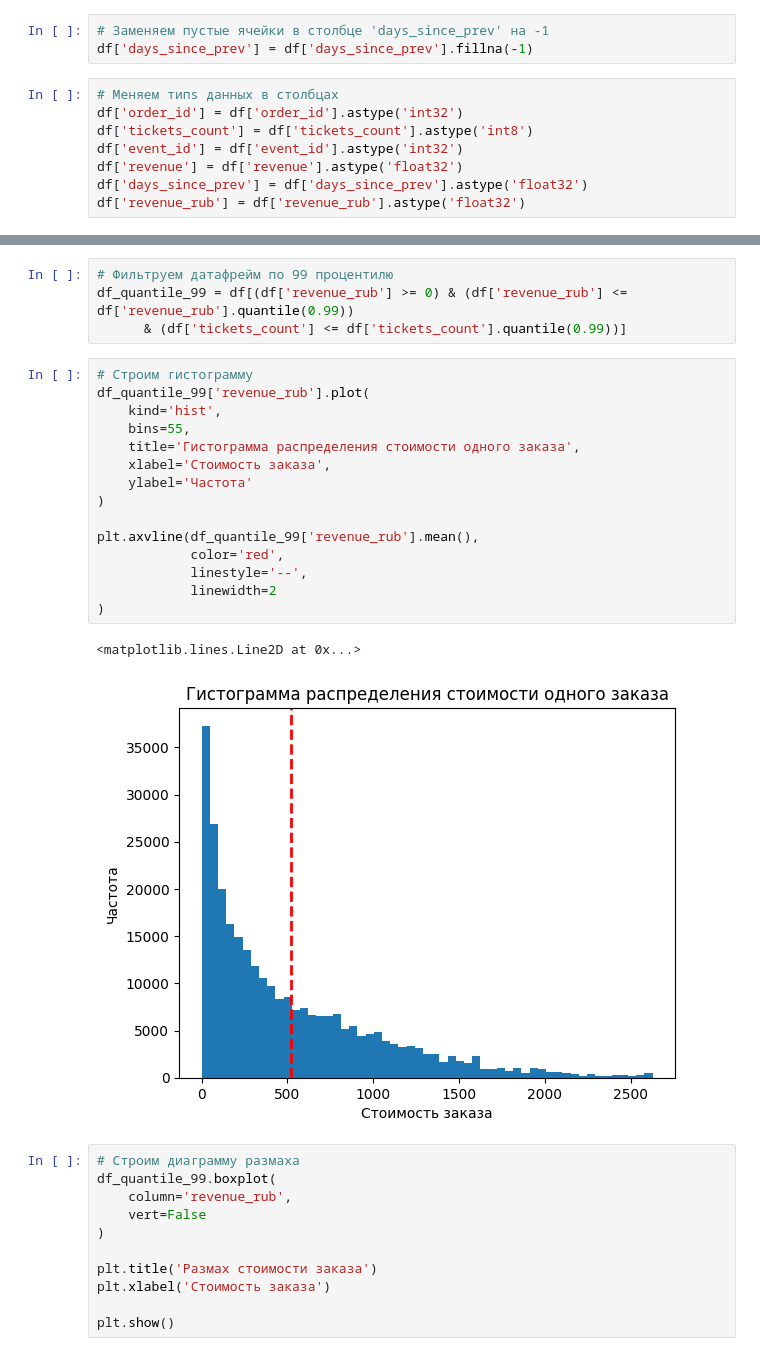
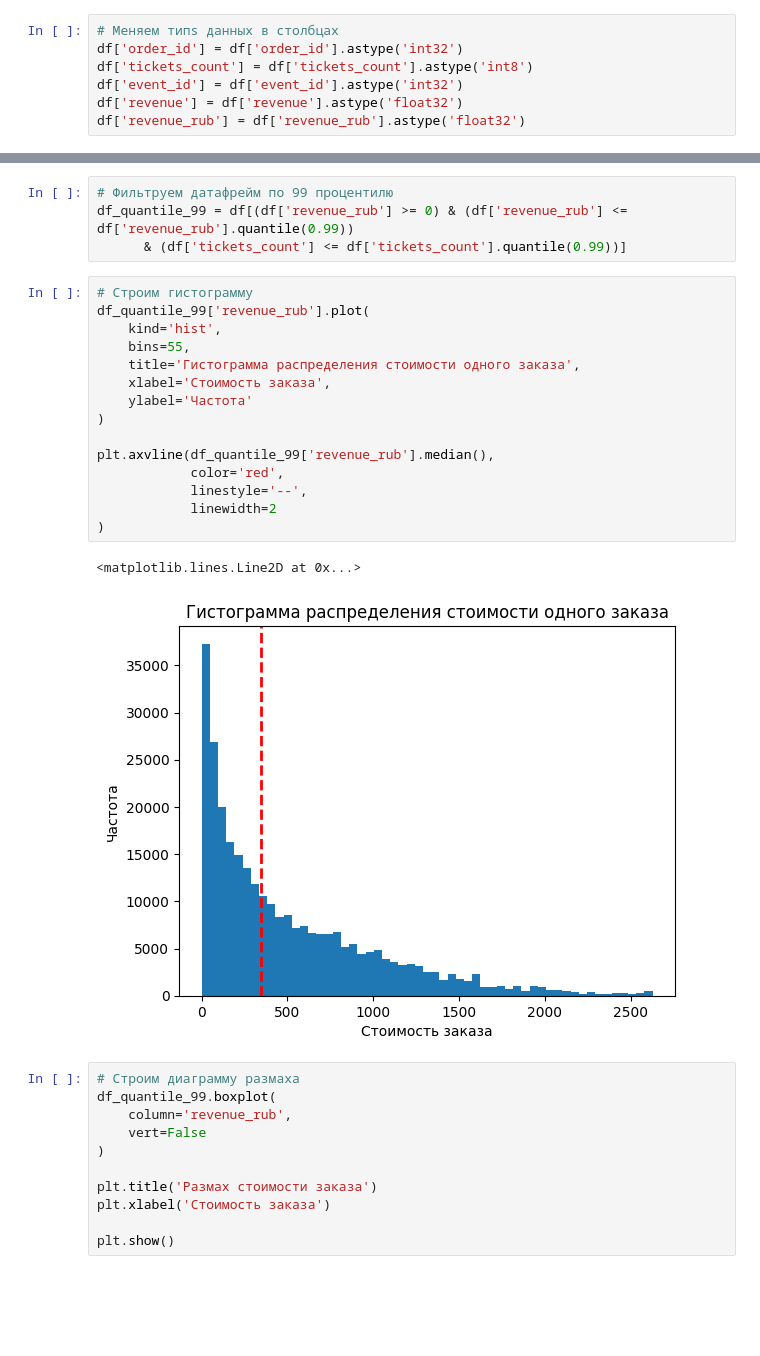
Before and after one commit to MEYakunin/Sprint9_Yandex_Afisha, a Jupyter notebook: Project.ipynb, the cells around one changed output, grey strips where cells are left out. Saved outputs shown, nothing was run; the diff lists cells and outputs as text; blank space fills up the shorter version.

```diff
--- a/Project.ipynb
+++ b/Project.ipynb
@@ -233,16 +227,12 @@ df.isna().sum().reset_index(name='Кол-во') \
 | 13 | region_name | 0 | 0.00 |
 | 14 | city_name | 0 | 0.00 |
 | 15 | revenue_rub | 0 | 0.00 |
-# %%
-# Заменяем пустые ячейки в столбце 'days_since_prev' на -1
-df['days_since_prev'] = df['days_since_prev'].fillna(-1)
 # %%
 # Меняем типs данных в столбцах
 df['order_id'] = df['order_id'].astype('int32')
 df['tickets_count'] = df['tickets_count'].astype('int8')
 df['event_id'] = df['event_id'].astype('int32')
 df['revenue'] = df['revenue'].astype('float32')
-df['days_since_prev'] = df['days_since_prev'].astype('float32')
 df['revenue_rub'] = df['revenue_rub'].astype('float32')
 # %%
 # Выводим информацию о датафеме
@@ -319,21 +309,21 @@ df_quantile_99 = df[(df['revenue_rub'] >= 0) & (df['revenue_rub'] <= df['revenue
 # %%
 # Строим гистограмму
 df_quantile_99['revenue_rub'].plot(
     kind='hist',
     bins=55,
     title='Гистограмма распределения стоимости одного заказа',
     xlabel='Стоимость заказа',
     ylabel='Частота'
 )
 
-plt.axvline(df_quantile_99['revenue_rub'].mean(),
+plt.axvline(df_quantile_99['revenue_rub'].median(),
             color='red',
             linestyle='--',
             linewidth=2
 )
 # %% [output]
 <matplotlib.lines.Line2D at 0x...>
-[figure, old version]
+[figure, new version]
 # %%
 # Строим диаграмму размаха
 df_quantile_99.boxplot(
```
Also changed, not shown: parts of 14 cells of this notebook.
